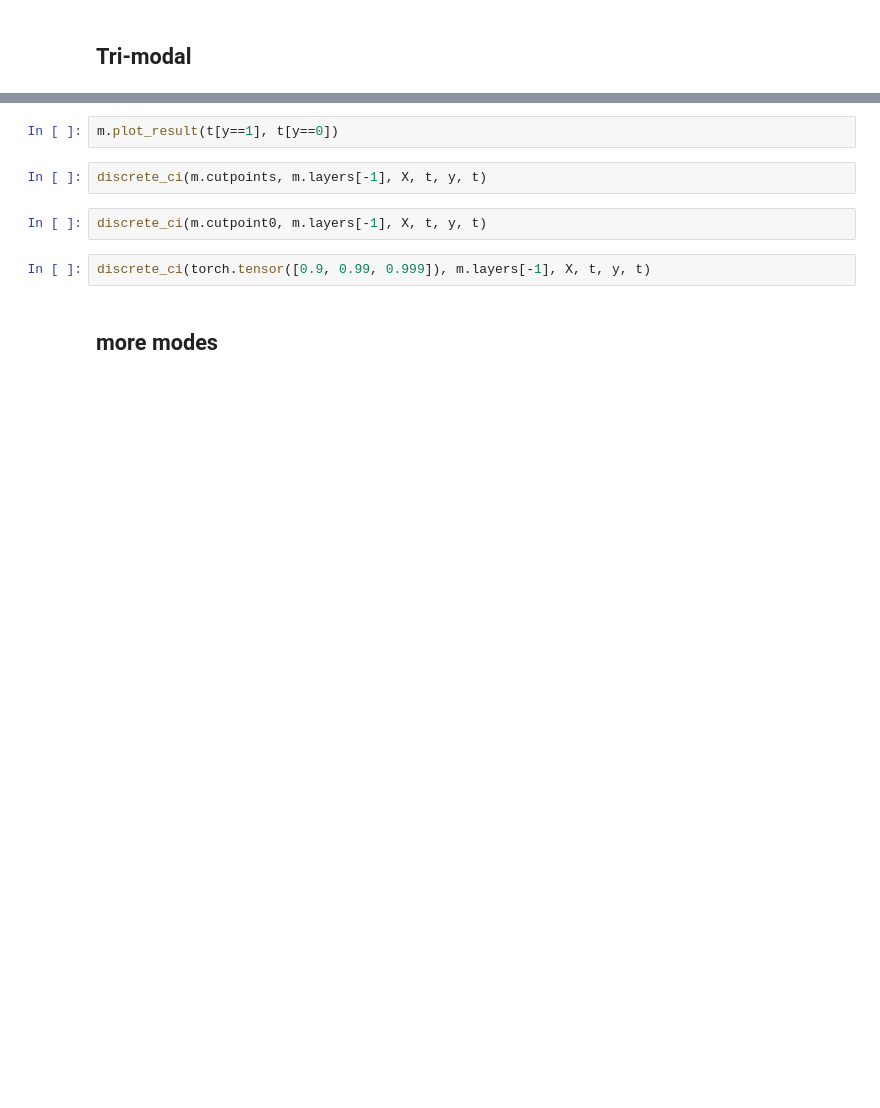
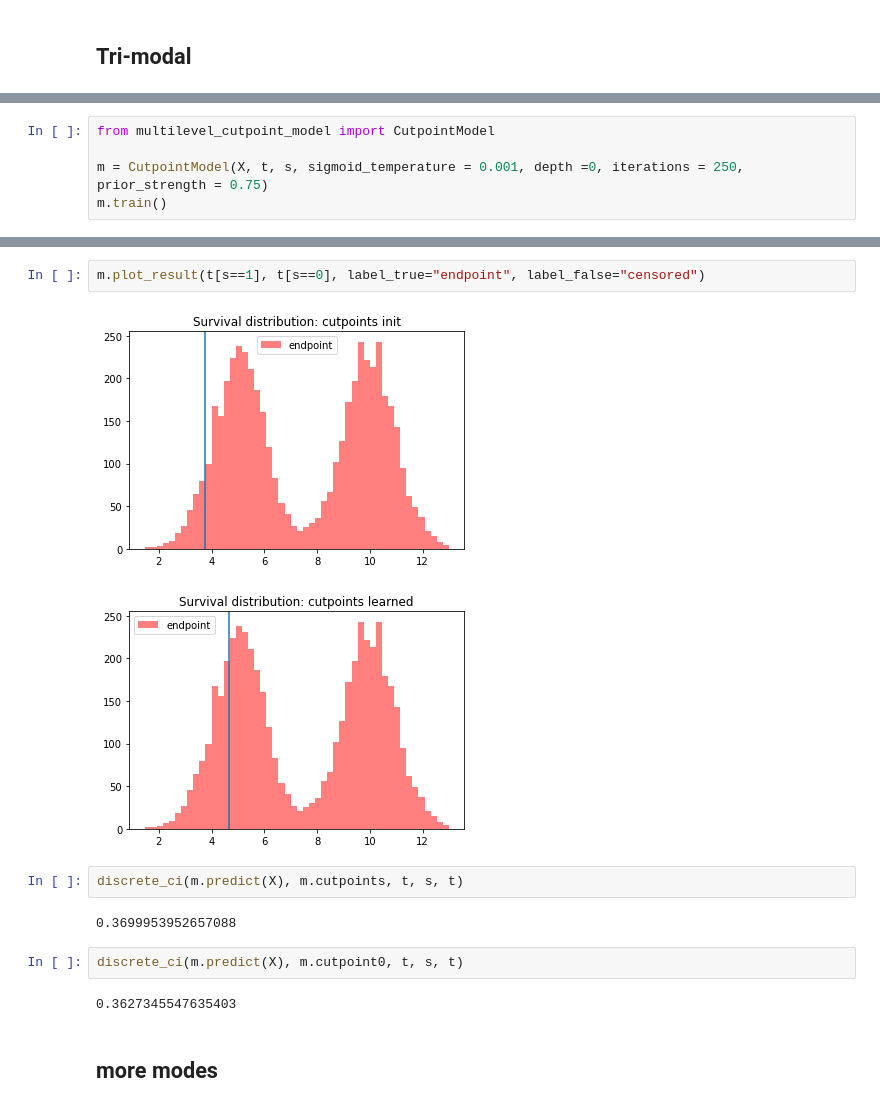
Before and after one commit to JimmyJHickey/Dynamic-Survival-Cutpoints, a Jupyter notebook: class_test.ipynb, the cells around one changed output, grey strips where cells are left out. Saved outputs shown, nothing was run; the diff lists cells and outputs as text; blank space fills up the shorter version.

```diff
--- a/class_test.ipynb
+++ b/class_test.ipynb
@@ -215,0 +147,5 @@ for name, param in m.named_parameters():
+# %%
+from multilevel_cutpoint_model import CutpointModel
+
+m = CutpointModel(X, t, s, sigmoid_temperature = 0.001, depth =0, iterations = 250, prior_strength = 0.75)
+m.train()
@@ -216,11 +170,16 @@ for name, param in m.named_parameters():
 # %%
-m.plot_result(t[y==1], t[y==0])
+m.plot_result(t[s==1], t[s==0], label_true="endpoint", label_false="censored")
+# %% [output]
+[figure, added]
+[figure, added]
 # %%
-discrete_ci(m.cutpoints, m.layers[-1], X, t, y, t)
+discrete_ci(m.predict(X), m.cutpoints, t, s, t)
+# %% [output]
+0.3699953952657088
 # %%
-discrete_ci(m.cutpoint0, m.layers[-1], X, t, y, t)
+discrete_ci(m.predict(X), m.cutpoint0, t, s, t)
+# %% [output]
+0.3627345547635403
-# %%
-discrete_ci(torch.tensor([0.9, 0.99, 0.999]), m.layers[-1], X, t, y, t)
 # %% [markdown]
 ## more modes
 # %%
```
Also changed, not shown: parts of 39 cells of this notebook, 3 other files.
